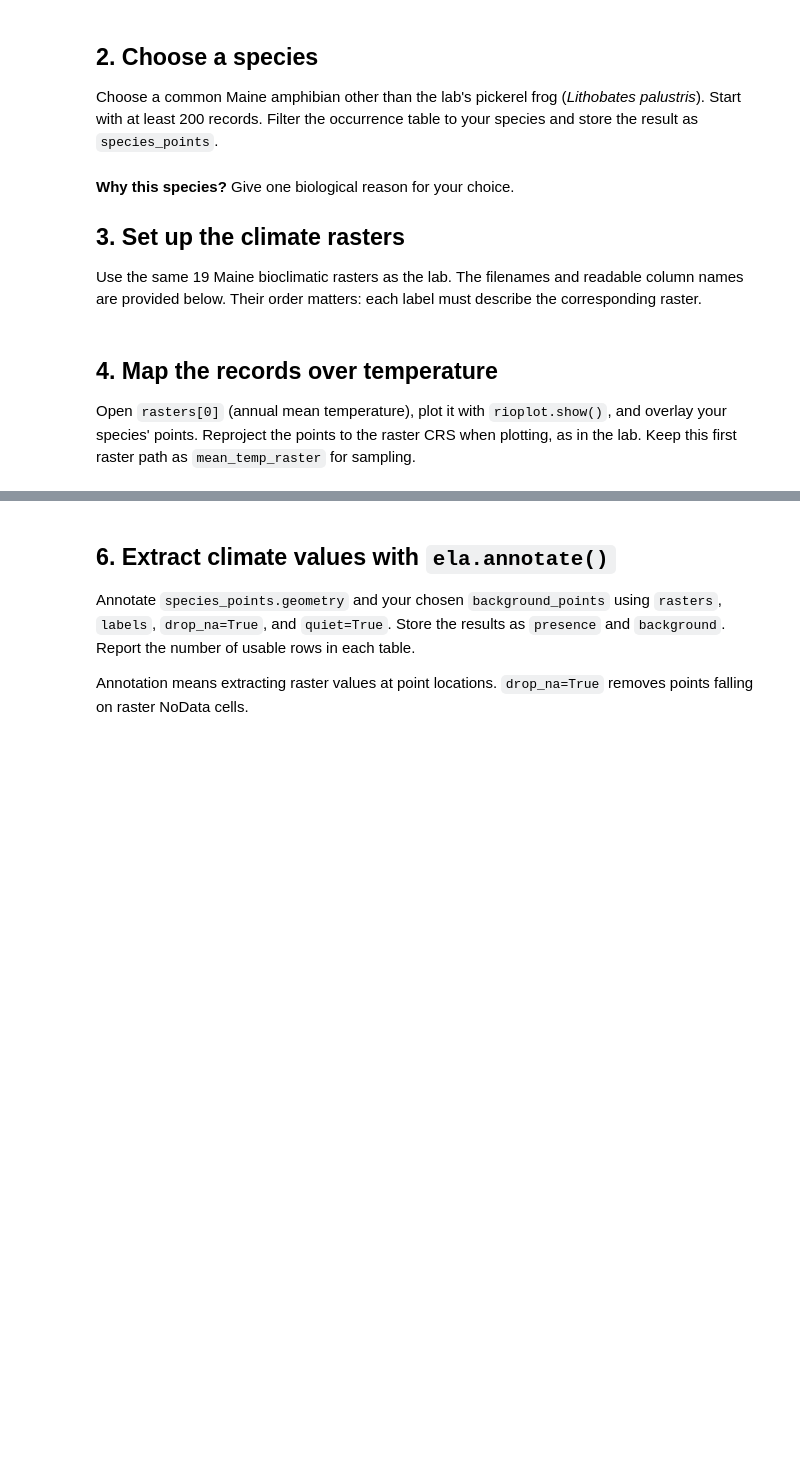
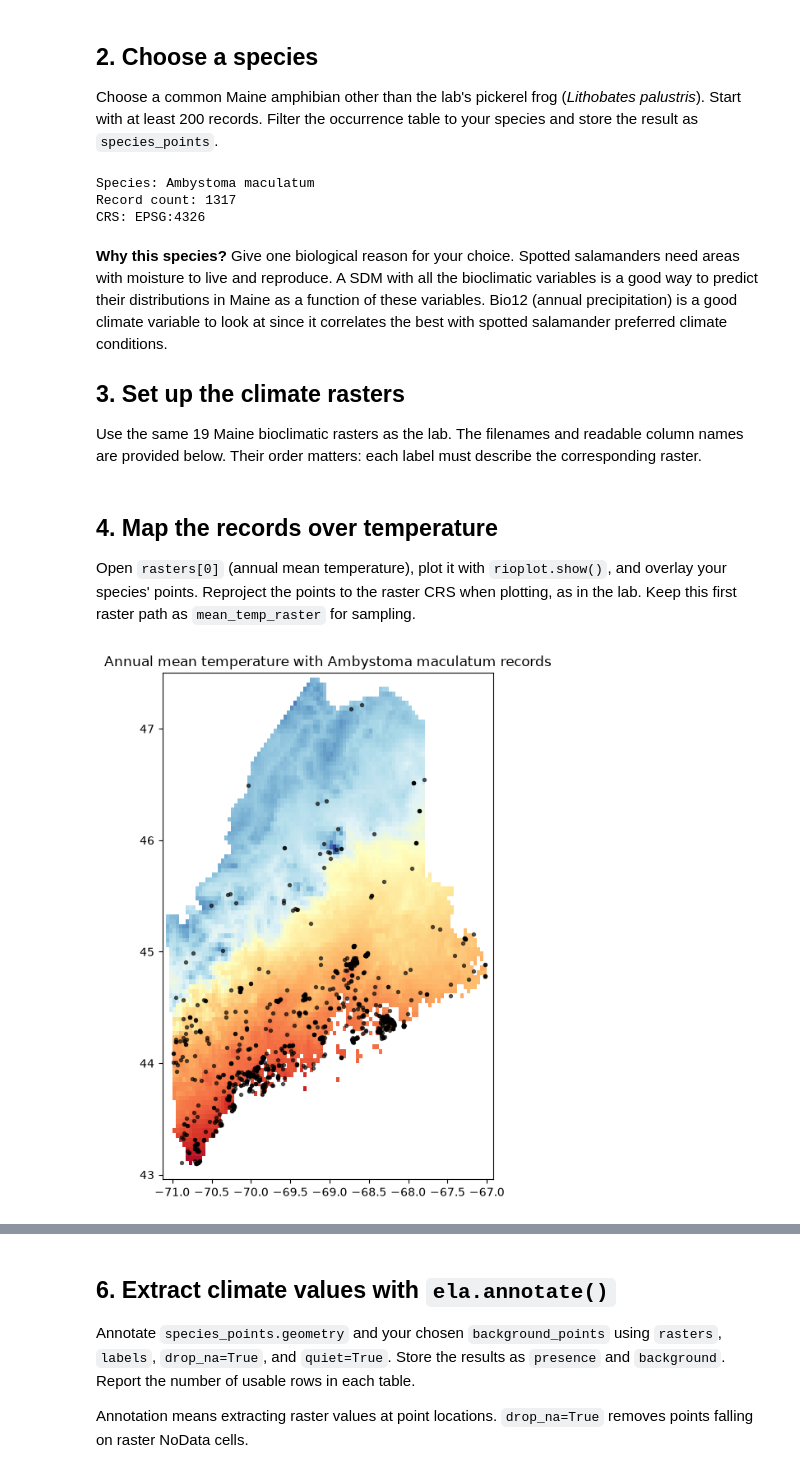
Before and after one commit to Ruddyduck13/BIO597-SpatialBiodiversity, a Jupyter notebook: docs/assignments/Assignment-08-SDM-Software.ipynb, the cells around one changed output, grey strips where cells are left out. Saved outputs shown, nothing was run; the diff lists cells and outputs as text; code cells hidden in the pictures; blank space fills up the shorter version.

```diff
--- a/docs/assignments/Assignment-08-SDM-Software.ipynb
+++ b/docs/assignments/Assignment-08-SDM-Software.ipynb
@@ -33,12 +68,22 @@ amphibians["species"].value_counts().head(12)
 
 Choose a common Maine amphibian other than the lab's pickerel frog (*Lithobates palustris*). Start with at least 200 records. Filter the occurrence table to your species and store the result as `species_points`.
 # %%
-target_species = "YOUR SPECIES HERE"
+target_species = "Ambystoma maculatum"
 
 # Select your species and store a copy as species_points.
 # Print the record count and coordinate reference system.
+species_points = amphibians[amphibians["species"] == target_species].copy()
+
+print("Species:", target_species)
+print("Record count:", len(species_points))
+print("CRS:", species_points.crs)
+# %% [output]
+Species: Ambystoma maculatum
+Record count: 1317
+CRS: EPSG:4326
 # %% [markdown]
 **Why this species?** Give one biological reason for your choice.
+Spotted salamanders need areas with moisture to live and reproduce. A SDM with all the bioclimatic variables is a good way to predict their distributions in Maine as a function of these variables. Bio12 (annual precipitation) is a good climate variable to look at since it correlates the best with spotted salamander preferred climate conditions.
 
 ## 3. Set up the climate rasters
 
@@ -75,7 +120,20 @@ Open `rasters[0]` (annual mean temperature), plot it with `rioplot.show()`, and
 # %%
 mean_temp_raster = rasters[0]
 
 # Plot annual mean temperature and overlay species_points.
 # Add a title naming your species.
+
+with rio.open(mean_temp_raster) as src:
+    raster_crs = src.crs
+    points_for_plot = species_points.to_crs(raster_crs)
+
+    fig, ax = plt.subplots(figsize=(8, 8))
+    rioplot.show(src, ax=ax, cmap="RdYlBu_r")
+    points_for_plot.plot(ax=ax, color="black", markersize=8, alpha=0.6)
+
+ax.set_title(f"Annual mean temperature with {target_species} records")
+plt.show()
+# %% [output]
+[figure, added]
 # %% [markdown]
 **Interpretation:** Are records spread across Maine or concentrated in particular places? Why might a gap in records fail to indicate a true absence?
```
Also changed, not shown: parts of 23 cells of this notebook, 2 other files.
